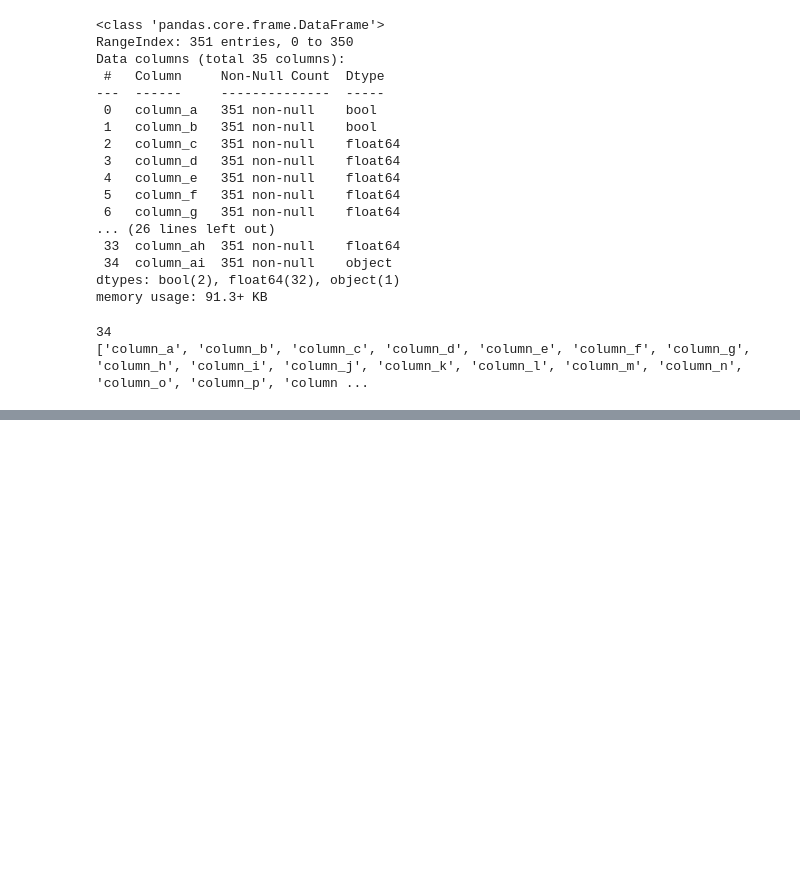
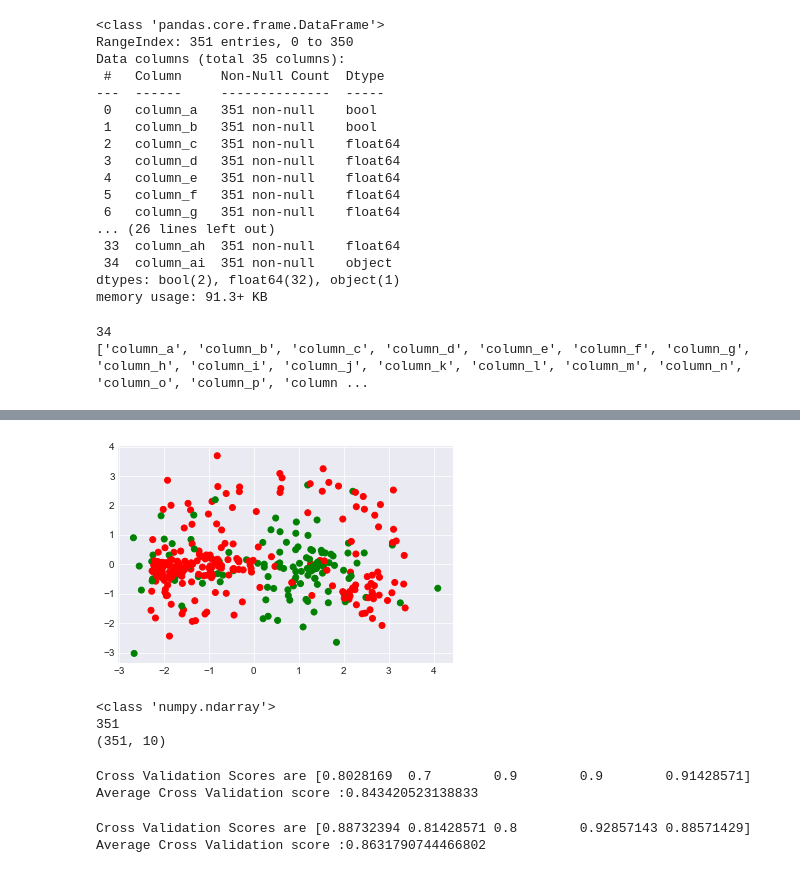
Before and after one commit to superheroyly/ML, a Jupyter notebook: Exp1/Ionosphere.ipynb, the cells around one changed output, grey strips where cells are left out. Drawn from its saved outputs; the diff is of its cells as text; code cells hidden in the pictures; blank space fills up the shorter version.

```diff
--- a/Exp1/Ionosphere.ipynb
+++ b/Exp1/Ionosphere.ipynb
@@ -102,0 +230,47 @@ data_profile
+# %%
+from sklearn.decomposition import PCA
+
+x_embedded = PCA(n_components=10).fit_transform(x_train)
+plt.scatter(x_embedded[:, 0], x_embedded[:, 1], color=['green' if label else 'red' for label in y_train])
+plt.show()
+# %% [output]
+[figure, added]
+# %%
+print(type(x_embedded))
+print(len(x_embedded))
+print(x_embedded.shape)
+# %% [output]
+<class 'numpy.ndarray'>
+351
+(351, 10)
+# %%
+# 根据训练集：测试集 = 4：1划分数据
+from sklearn.model_selection import train_test_split
+import random
+from sklearn.datasets import load_iris
+from sklearn.model_selection import cross_val_score,StratifiedKFold
+from sklearn.linear_model import LogisticRegression
+
+
+X = x_embedded
+Y = label
+logreg = LogisticRegression()
+stratifiedkf = StratifiedKFold(n_splits=5)
+score = cross_val_score(logreg,X,Y,cv=stratifiedkf)
+print("Cross Validation Scores are {}".format(score))
+print("Average Cross Validation score :{}".format(score.mean()))
+# %% [output]
+Cross Validation Scores are [0.8028169  0.7        0.9        0.9        0.91428571]
+Average Cross Validation score :0.843420523138833
+# %%
+from sklearn.neighbors import KNeighborsClassifier
+
+
+estimator = KNeighborsClassifier()
+stratifiedkf = StratifiedKFold(n_splits=5)
+score = cross_val_score(estimator, X, Y, cv=stratifiedkf)
+print("Cross Validation Scores are {}".format(score))
+print("Average Cross Validation score :{}".format(score.mean()))
+# %% [output]
+Cross Validation Scores are [0.88732394 0.81428571 0.8        0.92857143 0.88571429]
+Average Cross Validation score :0.8631790744466802
```
Also changed, not shown: parts of 12 cells of this notebook.
